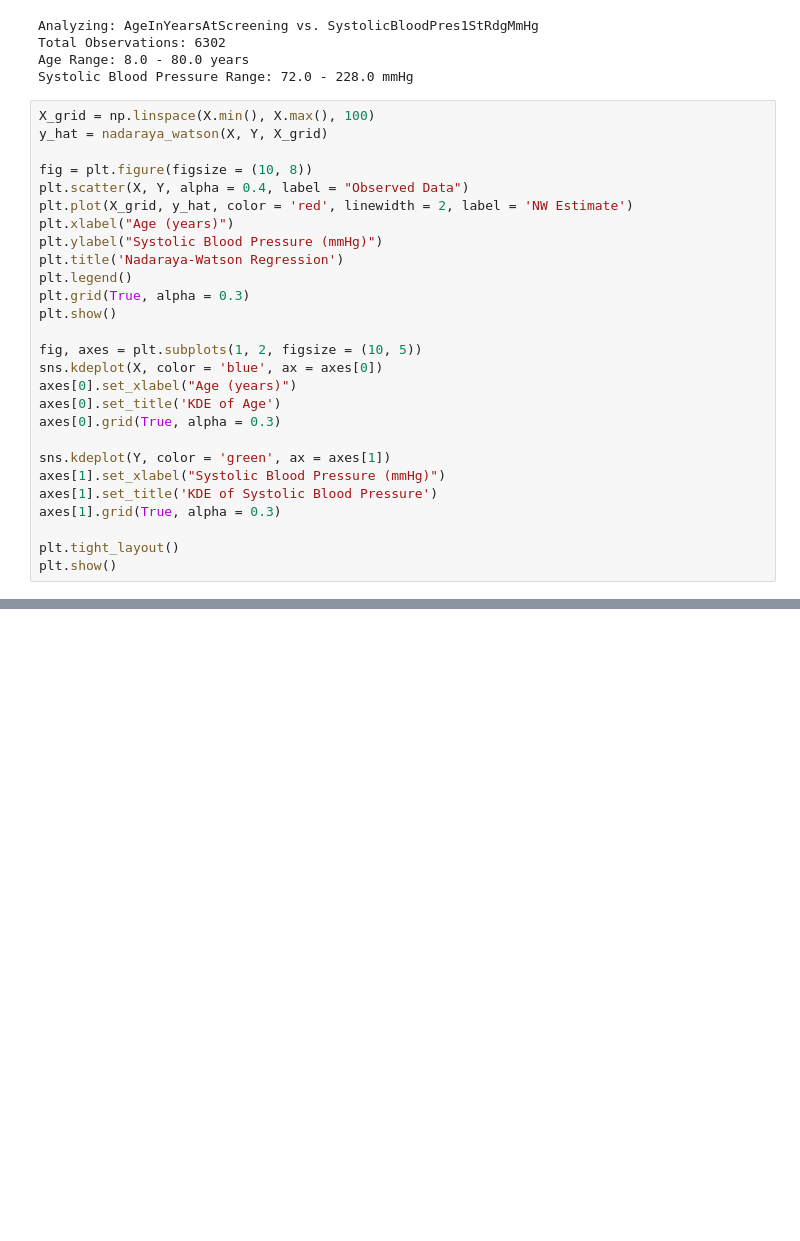
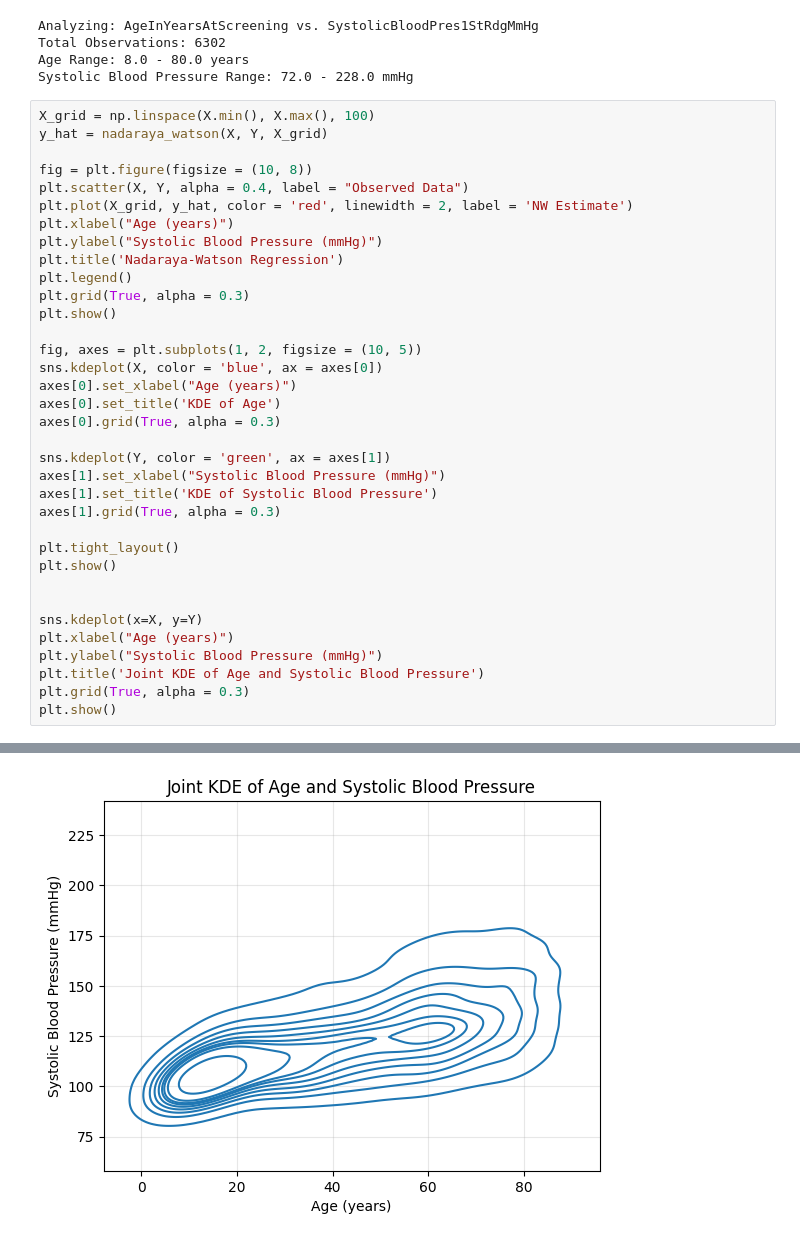
Before and after one commit to chloeob74/uu_assignment_3, a Jupyter notebook: assignment_3.ipynb, the cells around one changed output, grey strips where cells are left out. Drawn from its saved outputs; the diff is of its cells as text; blank space fills up the shorter version.

Commit message:
added part 4 findings and joint kde plot

```diff
--- a/assignment_3.ipynb
+++ b/assignment_3.ipynb
@@ -419,30 +419,39 @@ Systolic Blood Pressure Range: 72.0 - 228.0 mmHg
 # %%
 X_grid = np.linspace(X.min(), X.max(), 100)
 y_hat = nadaraya_watson(X, Y, X_grid)
 
 fig = plt.figure(figsize = (10, 8))
 plt.scatter(X, Y, alpha = 0.4, label = "Observed Data")
 plt.plot(X_grid, y_hat, color = 'red', linewidth = 2, label = 'NW Estimate')
 plt.xlabel("Age (years)")
 plt.ylabel("Systolic Blood Pressure (mmHg)")
 plt.title('Nadaraya-Watson Regression')
 plt.legend()
 plt.grid(True, alpha = 0.3)
 plt.show()
 
 fig, axes = plt.subplots(1, 2, figsize = (10, 5))
 sns.kdeplot(X, color = 'blue', ax = axes[0])
 axes[0].set_xlabel("Age (years)")
 axes[0].set_title('KDE of Age')
 axes[0].grid(True, alpha = 0.3)
 
 sns.kdeplot(Y, color = 'green', ax = axes[1])
 axes[1].set_xlabel("Systolic Blood Pressure (mmHg)")
 axes[1].set_title('KDE of Systolic Blood Pressure')
 axes[1].grid(True, alpha = 0.3)
 
 plt.tight_layout()
 plt.show()
+
+
+sns.kdeplot(x=X, y=Y)
+plt.xlabel("Age (years)")
+plt.ylabel("Systolic Blood Pressure (mmHg)")
+plt.title('Joint KDE of Age and Systolic Blood Pressure')
+plt.grid(True, alpha = 0.3)
+plt.show()
 # %% [output]
 [figure]
 [figure]
+[figure, added]
```
Also changed, not shown: parts of 1 cell of this notebook.
